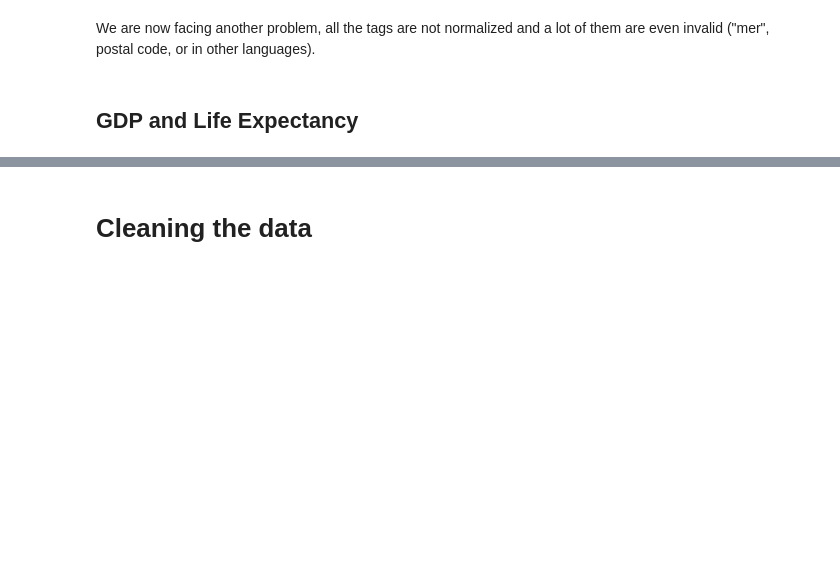
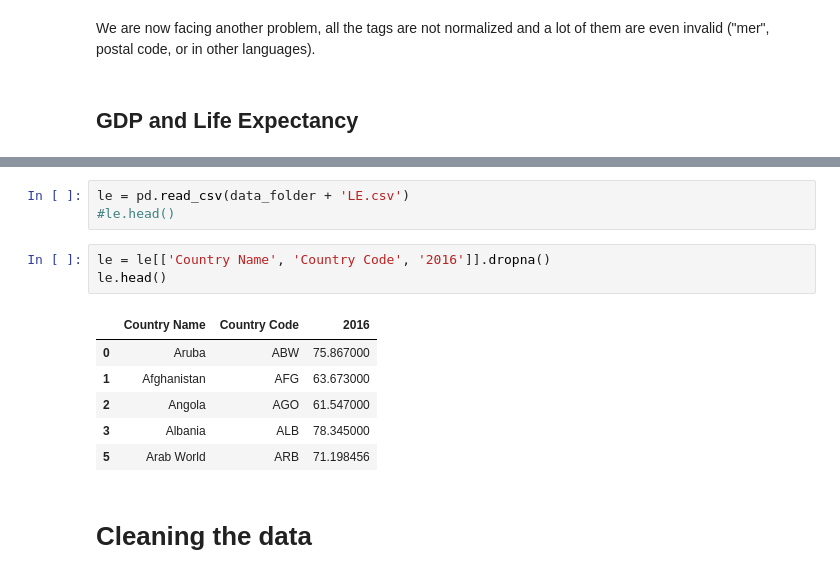
Before and after one commit to coiL10/AdamanTeam, a Jupyter notebook: milestone2.ipynb, the cells around one changed output, grey strips where cells are left out. Drawn from its saved outputs; the diff is of its cells as text; blank space fills up the shorter version.

```diff
--- a/milestone2.ipynb
+++ b/milestone2.ipynb
@@ -257,3 +205,16 @@ only showing top 10 rows
+# %%
+le = pd.read_csv(data_folder + 'LE.csv')
+#le.head()
+# %%
+le = le[['Country Name', 'Country Code', '2016']].dropna()
+le.head()
+# %% [output]
+|  | Country Name | Country Code | 2016 |
+| 0 | Aruba | ABW | 75.867000 |
+| 1 | Afghanistan | AFG | 63.673000 |
+| 2 | Angola | AGO | 61.547000 |
+| 3 | Albania | ALB | 78.345000 |
+| 5 | Arab World | ARB | 71.198456 |
 # %% [markdown]
 # Cleaning the data
 # %% [markdown]
```
Also changed, not shown: parts of 38 cells of this notebook.
